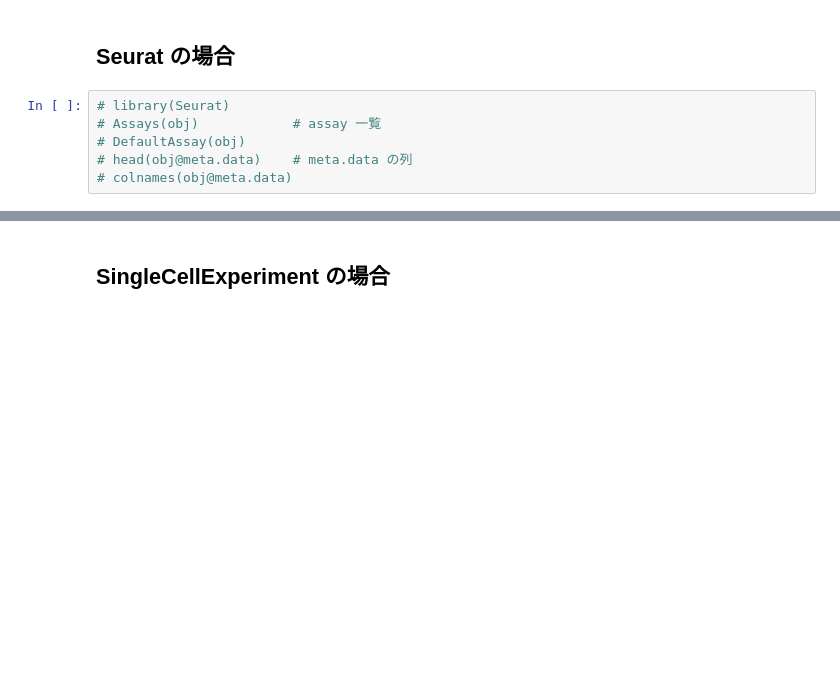
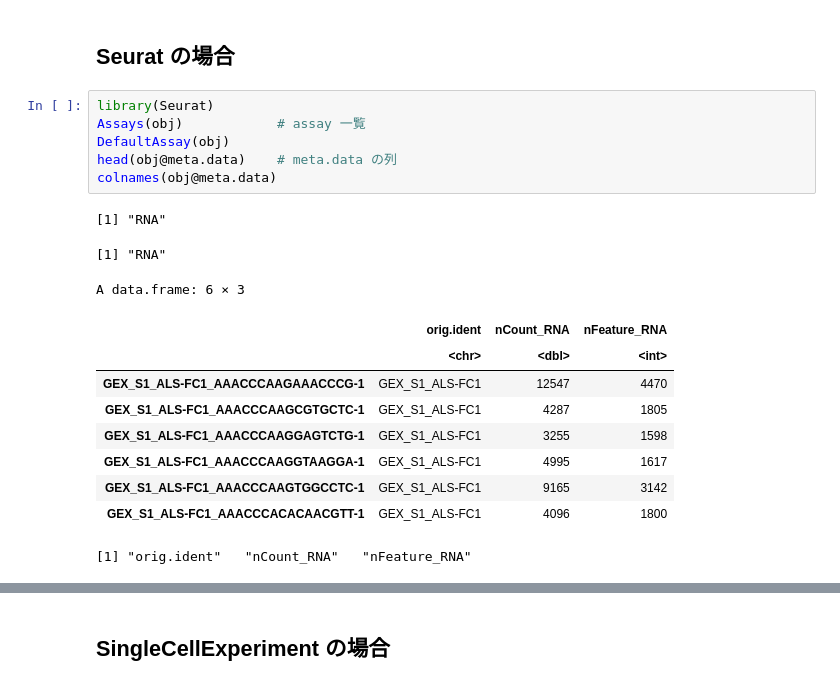
Before and after one commit to Bioinfo-Rafael/SMA, a Jupyter notebook: v2/notebooks/R/01_GSE295514_read_rds.ipynb, the cells around one changed output, grey strips where cells are left out. Cells and saved outputs as stored; diff of their text form; blank space fills up the shorter version.

```diff
--- a/v2/notebooks/R/01_GSE295514_read_rds.ipynb
+++ b/v2/notebooks/R/01_GSE295514_read_rds.ipynb
@@ -25,9 +35,22 @@ tryCatch(slotNames(obj), error = function(e) e$message)
 # %% [markdown]
 ## Seurat の場合
 # %%
-# library(Seurat)
-# Assays(obj)            # assay 一覧
-# DefaultAssay(obj)
-# head(obj@meta.data)    # meta.data の列
-# colnames(obj@meta.data)
+library(Seurat)
+Assays(obj)            # assay 一覧
+DefaultAssay(obj)
+head(obj@meta.data)    # meta.data の列
+colnames(obj@meta.data)
+# %% [output]
+[1] "RNA"
+[1] "RNA"
+A data.frame: 6 × 3
+|  | orig.ident | nCount_RNA | nFeature_RNA |
+|  | <chr> | <dbl> | <int> |
+| GEX_S1_ALS-FC1_AAACCCAAGAAACCCG-1 | GEX_S1_ALS-FC1 | 12547 | 4470 |
+| GEX_S1_ALS-FC1_AAACCCAAGCGTGCTC-1 | GEX_S1_ALS-FC1 | 4287 | 1805 |
+| GEX_S1_ALS-FC1_AAACCCAAGGAGTCTG-1 | GEX_S1_ALS-FC1 | 3255 | 1598 |
+| GEX_S1_ALS-FC1_AAACCCAAGGTAAGGA-1 | GEX_S1_ALS-FC1 | 4995 | 1617 |
+| GEX_S1_ALS-FC1_AAACCCAAGTGGCCTC-1 | GEX_S1_ALS-FC1 | 9165 | 3142 |
+| GEX_S1_ALS-FC1_AAACCCACACAACGTT-1 | GEX_S1_ALS-FC1 | 4096 | 1800 |
+[1] "orig.ident"   "nCount_RNA"   "nFeature_RNA"
 # %%
```
Also changed, not shown: parts of 4 cells of this notebook, 1 other file.
